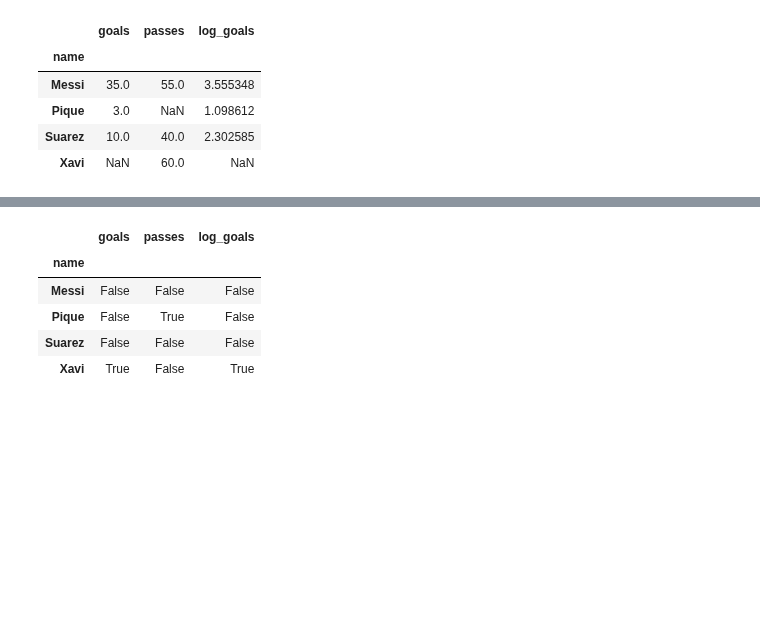
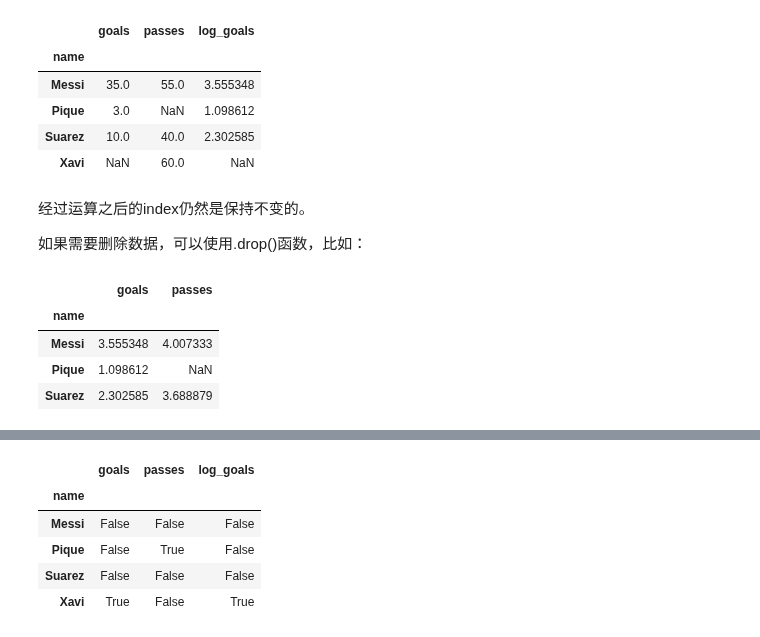
Before and after one commit to sijichun/PythonTutor, a Jupyter notebook: T7_pandas.ipynb, the cells around one changed output, grey strips where cells are left out. Saved outputs shown, nothing was run; the diff lists cells and outputs as text; code cells hidden in the pictures; blank space fills up the shorter version.

```diff
--- a/T7_pandas.ipynb
+++ b/T7_pandas.ipynb
@@ -734,3 +733,16 @@ data
 | Pique | 3.0 | NaN | 1.098612 |
 | Suarez | 10.0 | 40.0 | 2.302585 |
 | Xavi | NaN | 60.0 | NaN |
+# %% [markdown]
+经过运算之后的index仍然是保持不变的。
+
+如果需要删除数据，可以使用.drop()函数，比如：
+# %%
+log_data2=log_data.drop('Xavi')
+log_data2.head()
+# %% [output]
+|  | goals | passes |
+| name |  |  |
+| Messi | 3.555348 | 4.007333 |
+| Pique | 1.098612 | NaN |
+| Suarez | 2.302585 | 3.688879 |
```
Also changed, not shown: parts of 24 cells of this notebook, 1 other file.
